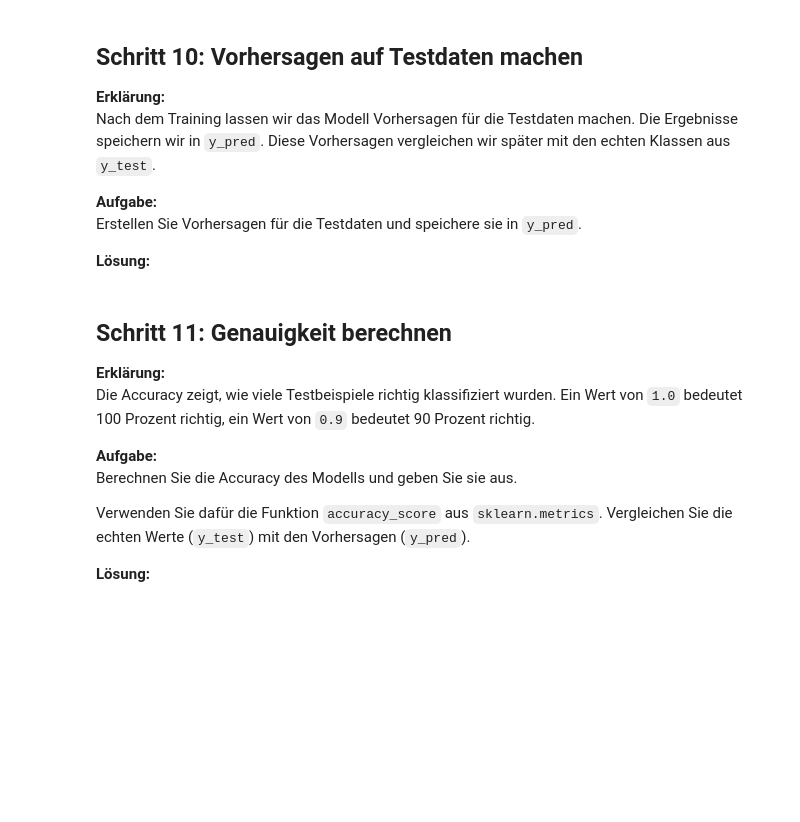
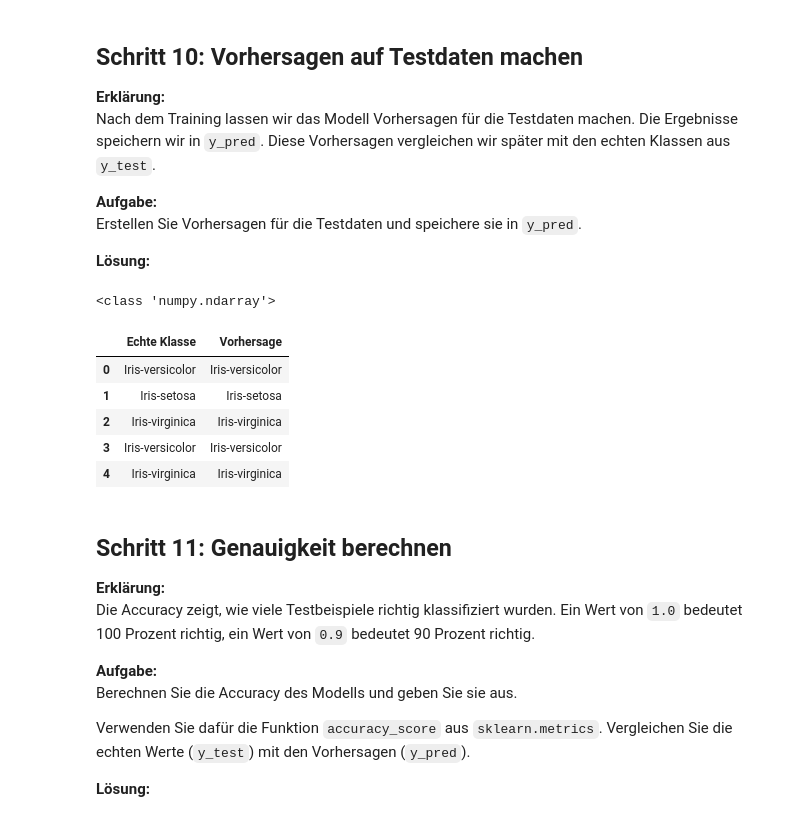
Before and after one commit to Mengjunz8999/ML_decision_tree, a Jupyter notebook: decision_tree_iris.ipynb, the cells around one changed output. Cells and saved outputs as stored; diff of their text form; code cells hidden in the pictures; blank space fills up the shorter version.

```diff
--- a/decision_tree_iris.ipynb
+++ b/decision_tree_iris.ipynb
@@ -239,21 +230,31 @@ Erstellen Sie Vorhersagen für die Testdaten und speichere sie in `y_pred`.
 
 **Lösung:**
 # %%
-....
+y_pred = model.predict(X_test)
+print(type(y_test))
+# %% [output]
+<class 'numpy.ndarray'>
 # %%
 # Wir erstellen eine neue Tabelle (DataFrame) zum Vergleichen
 vergleich = pd.DataFrame({
 
     # Spalte mit den echten Klassen aus den Testdaten
     # .values wandelt die pandas Series in ein Array um
-    "Echte Klasse": y_test.values,
+    "Echte Klasse": y_test,
 
     # Spalte mit den Vorhersagen des Modells
     "Vorhersage": y_pred
 })
 
 # Zeigt die ersten 5 Zeilen der Vergleichstabelle an
 vergleich.head()
+# %% [output]
+|  | Echte Klasse | Vorhersage |
+| 0 | Iris-versicolor | Iris-versicolor |
+| 1 | Iris-setosa | Iris-setosa |
+| 2 | Iris-virginica | Iris-virginica |
+| 3 | Iris-versicolor | Iris-versicolor |
+| 4 | Iris-virginica | Iris-virginica |
 # %% [markdown]
 ## Schritt 11: Genauigkeit berechnen
 
```
Also changed, not shown: parts of 7 cells of this notebook, 1 other file.
